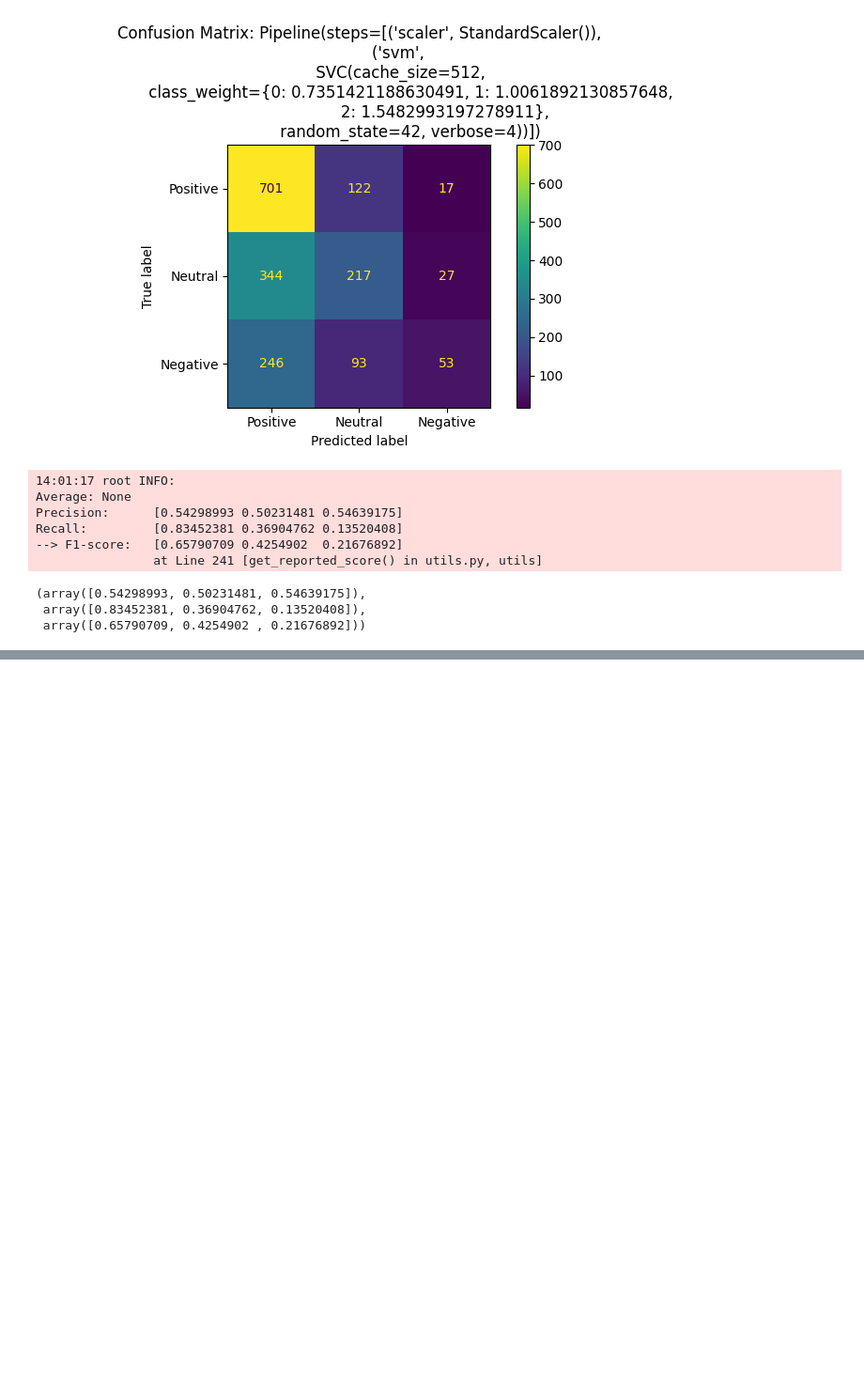
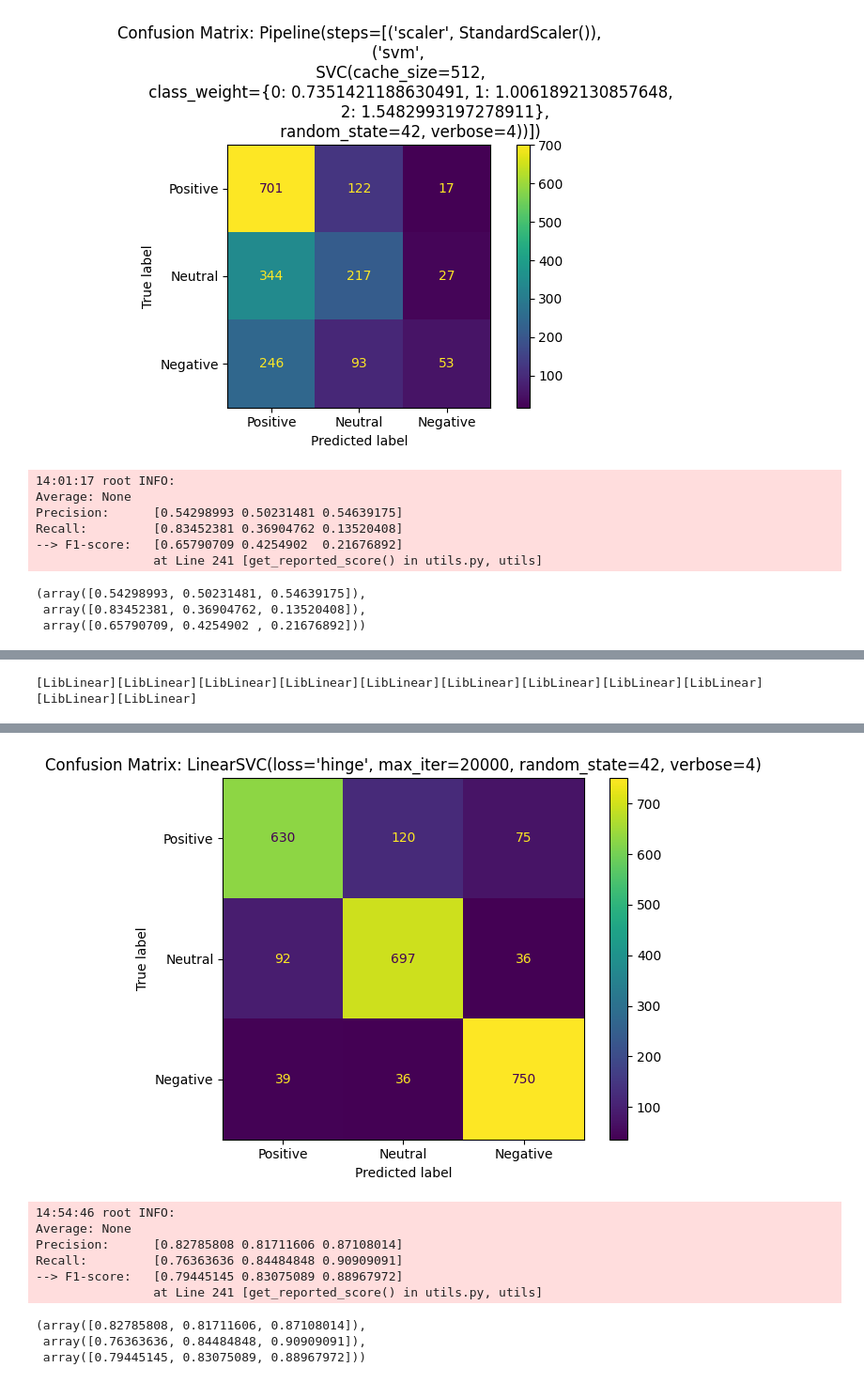
Before and after one commit to lovinh/Opinion-Classifier, a Jupyter notebook: svm_tf_idf.ipynb, the cells around one changed output, grey strips where cells are left out. Shown at 94% size. Saved outputs shown, nothing was run; the diff lists cells and outputs as text; code cells hidden in the pictures; blank space fills up the shorter version.

```diff
--- a/svm_tf_idf.ipynb
+++ b/svm_tf_idf.ipynb
@@ -629,0 +752,8 @@ Recall:         [0.83452381 0.36904762 0.13520408]
+# %%
+svc_clf = LinearSVC(loss="hinge", multi_class="ovr", verbose=4, random_state=42, max_iter=20000, penalty='l2', dual=True)
+
+svc_clf.fit(X_train, y_train_encode)
+
+measure_score(svc_clf, X_train, y_train_encode, None, labels, 10, fig_title="Oversampling_LinearSVC_Default_2")
+# %% [output]
+[LibLinear][LibLinear][LibLinear][LibLinear][LibLinear][LibLinear][LibLinear][LibLinear][LibLinear][LibLinear][LibLinear]
@@ -629,0 +764,10 @@ Recall:         [0.83452381 0.36904762 0.13520408]
+[figure, added]
+14:54:46 root INFO:
+Average: None
+Precision:      [0.82785808 0.81711606 0.87108014]
+Recall:         [0.76363636 0.84484848 0.90909091]
+--> F1-score:   [0.79445145 0.83075089 0.88967972]
+                at Line 241 [get_reported_score() in utils.py, utils]
+(array([0.82785808, 0.81711606, 0.87108014]),
+ array([0.76363636, 0.84484848, 0.90909091]),
+ array([0.79445145, 0.83075089, 0.88967972]))
```
Also changed, not shown: parts of 35 cells of this notebook, 16 other files.
